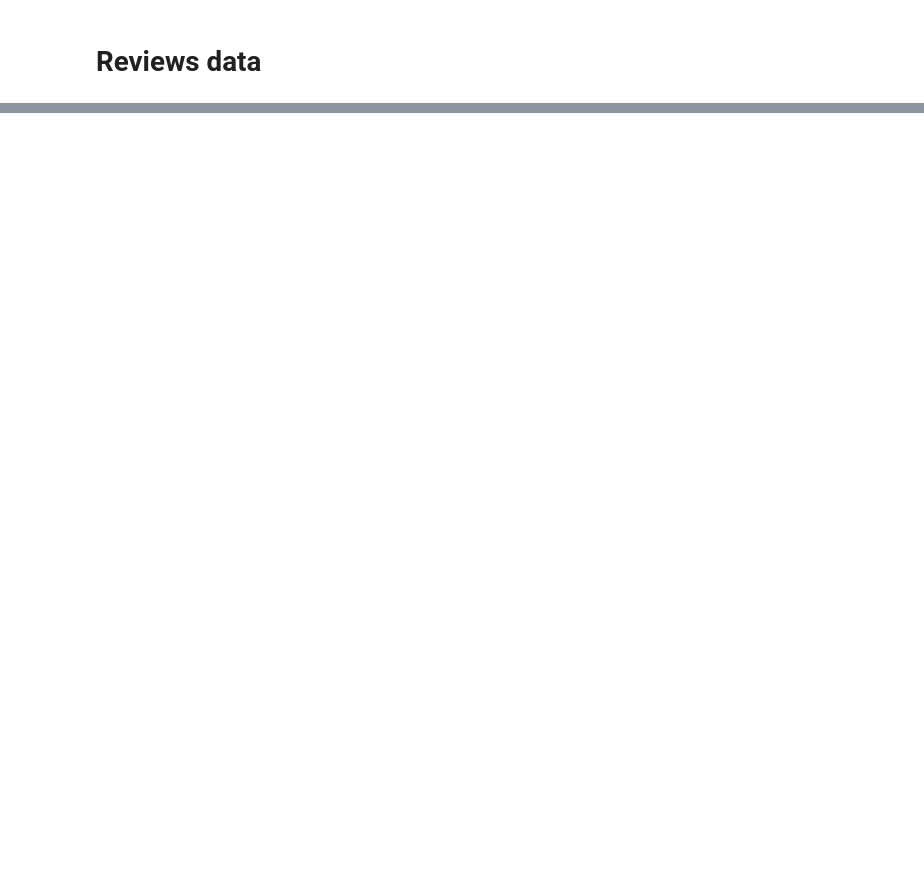
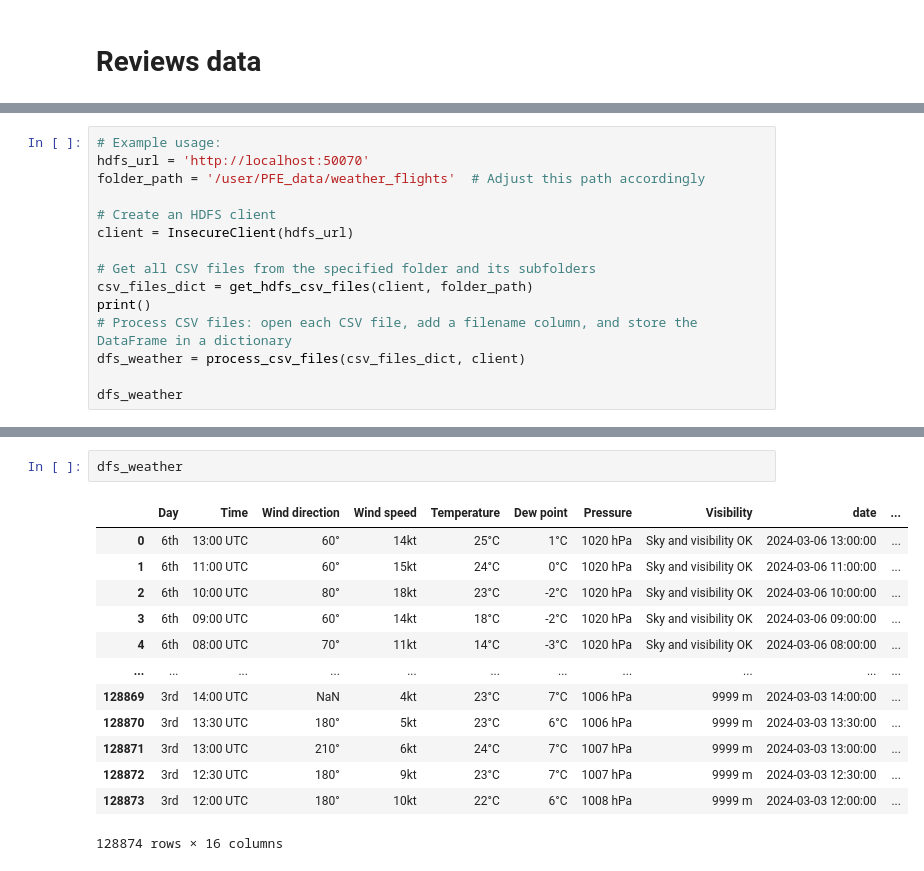
Before and after one commit to skanderhaddar/flightradar24, a Jupyter notebook: proceesing flight data for visualisation .ipynb, the cells around one changed output, grey strips where cells are left out. Cells and saved outputs as stored; diff of their text form; blank space fills up the shorter version.

```diff
--- a/proceesing flight data for visualisation .ipynb
+++ b/proceesing flight data for visualisation .ipynb
@@ -462,0 +529,15 @@ transformed_departure_data.toPandas()
+# %%
+# Example usage:
+hdfs_url = 'http://localhost:50070'
+folder_path = '/user/PFE_data/weather_flights'  # Adjust this path accordingly
+
+# Create an HDFS client
+client = InsecureClient(hdfs_url)
+
+# Get all CSV files from the specified folder and its subfolders
+csv_files_dict = get_hdfs_csv_files(client, folder_path)
+print()
+# Process CSV files: open each CSV file, add a filename column, and store the DataFrame in a dictionary
+dfs_weather = process_csv_files(csv_files_dict, client)
+
+dfs_weather
@@ -462,0 +575,16 @@ transformed_departure_data.toPandas()
+# %%
+dfs_weather
+# %% [output]
+|  | Day | Time | Wind direction | Wind speed | Temperature | Dew point | Pressure | Visibility | date | ... |
+| 0 | 6th | 13:00 UTC | 60° | 14kt | 25°C | 1°C | 1020 hPa | Sky and visibility OK | 2024-03-06 13:00:00 | ... |
+| 1 | 6th | 11:00 UTC | 60° | 15kt | 24°C | 0°C | 1020 hPa | Sky and visibility OK | 2024-03-06 11:00:00 | ... |
+| 2 | 6th | 10:00 UTC | 80° | 18kt | 23°C | -2°C | 1020 hPa | Sky and visibility OK | 2024-03-06 10:00:00 | ... |
+| 3 | 6th | 09:00 UTC | 60° | 14kt | 18°C | -2°C | 1020 hPa | Sky and visibility OK | 2024-03-06 09:00:00 | ... |
+| 4 | 6th | 08:00 UTC | 70° | 11kt | 14°C | -3°C | 1020 hPa | Sky and visibility OK | 2024-03-06 08:00:00 | ... |
+| ... | ... | ... | ... | ... | ... | ... | ... | ... | ... | ... |
+| 128869 | 3rd | 14:00 UTC | NaN | 4kt | 23°C | 7°C | 1006 hPa | 9999 m | 2024-03-03 14:00:00 | ... |
+| 128870 | 3rd | 13:30 UTC | 180° | 5kt | 23°C | 6°C | 1006 hPa | 9999 m | 2024-03-03 13:30:00 | ... |
+| 128871 | 3rd | 13:00 UTC | 210° | 6kt | 24°C | 7°C | 1007 hPa | 9999 m | 2024-03-03 13:00:00 | ... |
+| 128872 | 3rd | 12:30 UTC | 180° | 9kt | 23°C | 7°C | 1007 hPa | 9999 m | 2024-03-03 12:30:00 | ... |
+| 128873 | 3rd | 12:00 UTC | 180° | 10kt | 22°C | 6°C | 1008 hPa | 9999 m | 2024-03-03 12:00:00 | ... |
+128874 rows × 16 columns
```
Also changed, not shown: parts of 33 cells of this notebook, 15 other files.
